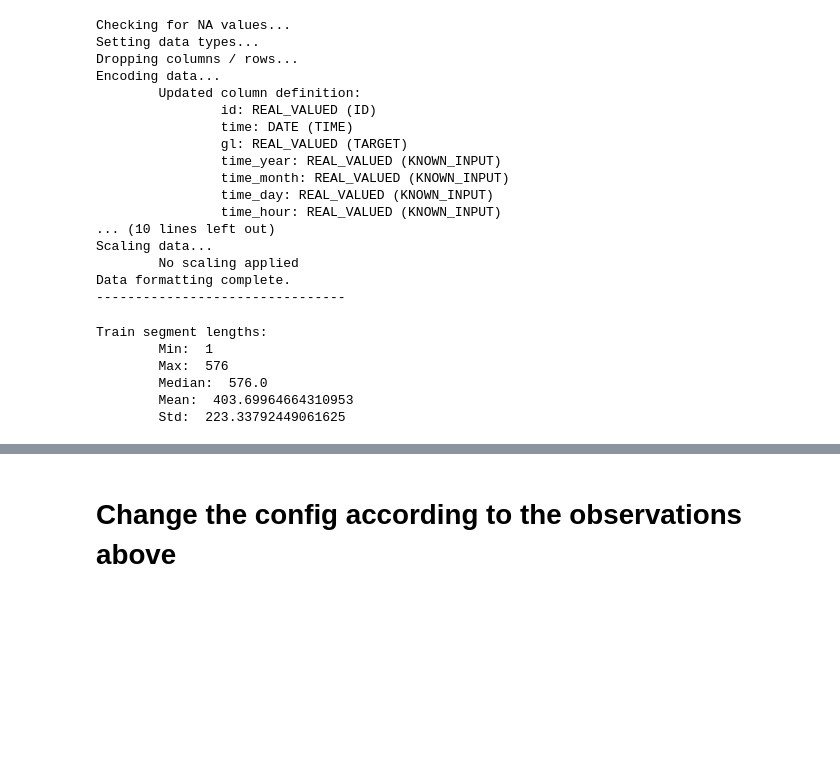
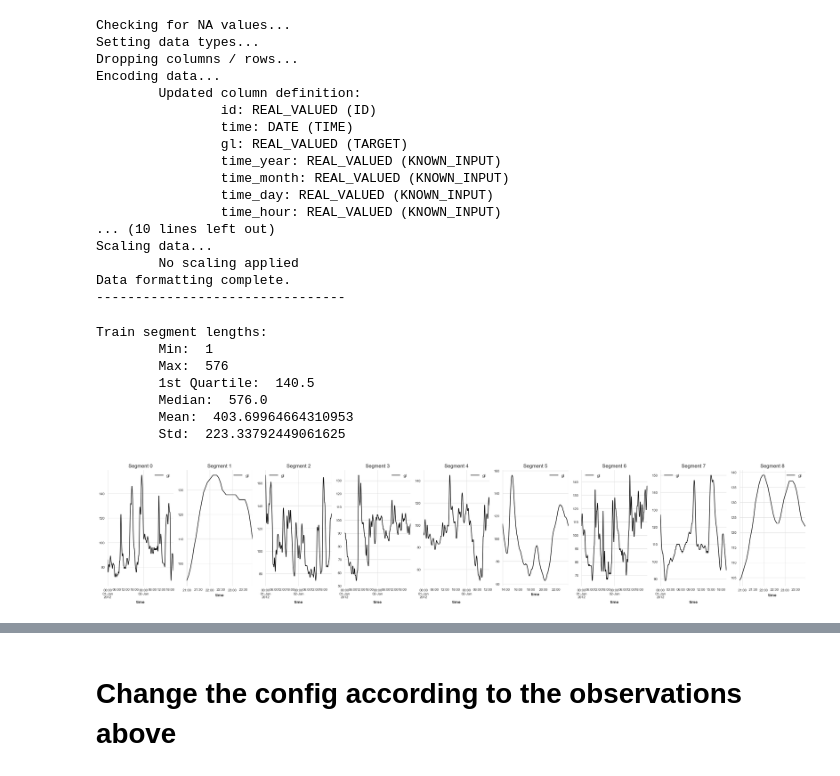
Before and after one commit to IrinaStatsLab/GlucoBench, a Jupyter notebook: exploratory_analysis/colas.ipynb, the cells around one changed output, grey strips where cells are left out. Drawn from its saved outputs; the diff is of its cells as text; code cells hidden in the pictures; blank space fills up the shorter version.

```diff
--- a/exploratory_analysis/colas.ipynb
+++ b/exploratory_analysis/colas.ipynb
@@ -120,18 +136,31 @@ Data formatting complete.
 # %%
 # print min, max, median, mean, std of segment lengths
 segment_lens = []
 for group, data in formatter.train_data.groupby('id_segment'):
     segment_lens.append(len(data))
 print('Train segment lengths:')
 print('\tMin: ', min(segment_lens))
 print('\tMax: ', max(segment_lens))
+print('\t1st Quartile: ', np.quantile(segment_lens, 0.25))
 print('\tMedian: ', np.median(segment_lens))
 print('\tMean: ', np.mean(segment_lens))
 print('\tStd: ', np.std(segment_lens))
+
+# plot first 9 segments
+num_segments = 9
+plot_data = formatter.train_data
+
+fig, axs = plt.subplots(1, num_segments, figsize=(30, 5))
+for i, (group, data) in enumerate(plot_data.groupby('id_segment')):
+    data.plot(x='time', y='gl', ax=axs[i], title='Segment {}'.format(group))
+    if i >= num_segments - 1:
+        break
 # %% [output]
 Train segment lengths:
         Min:  1
         Max:  576
+        1st Quartile:  140.5
         Median:  576.0
         Mean:  403.69964664310953
         Std:  223.33792449061625
+[figure, added]
```
Also changed, not shown: parts of 69 cells of this notebook, 2 other files.
